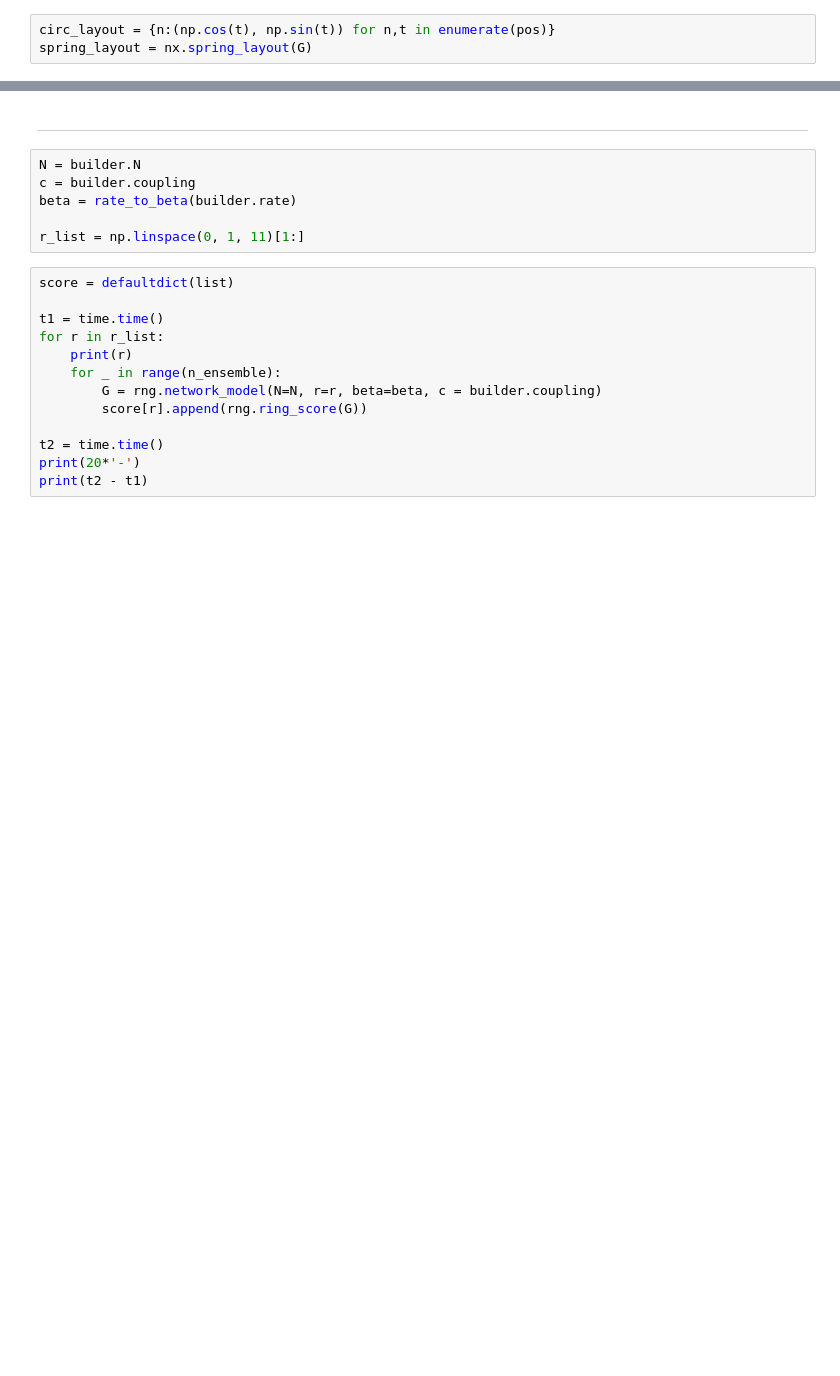
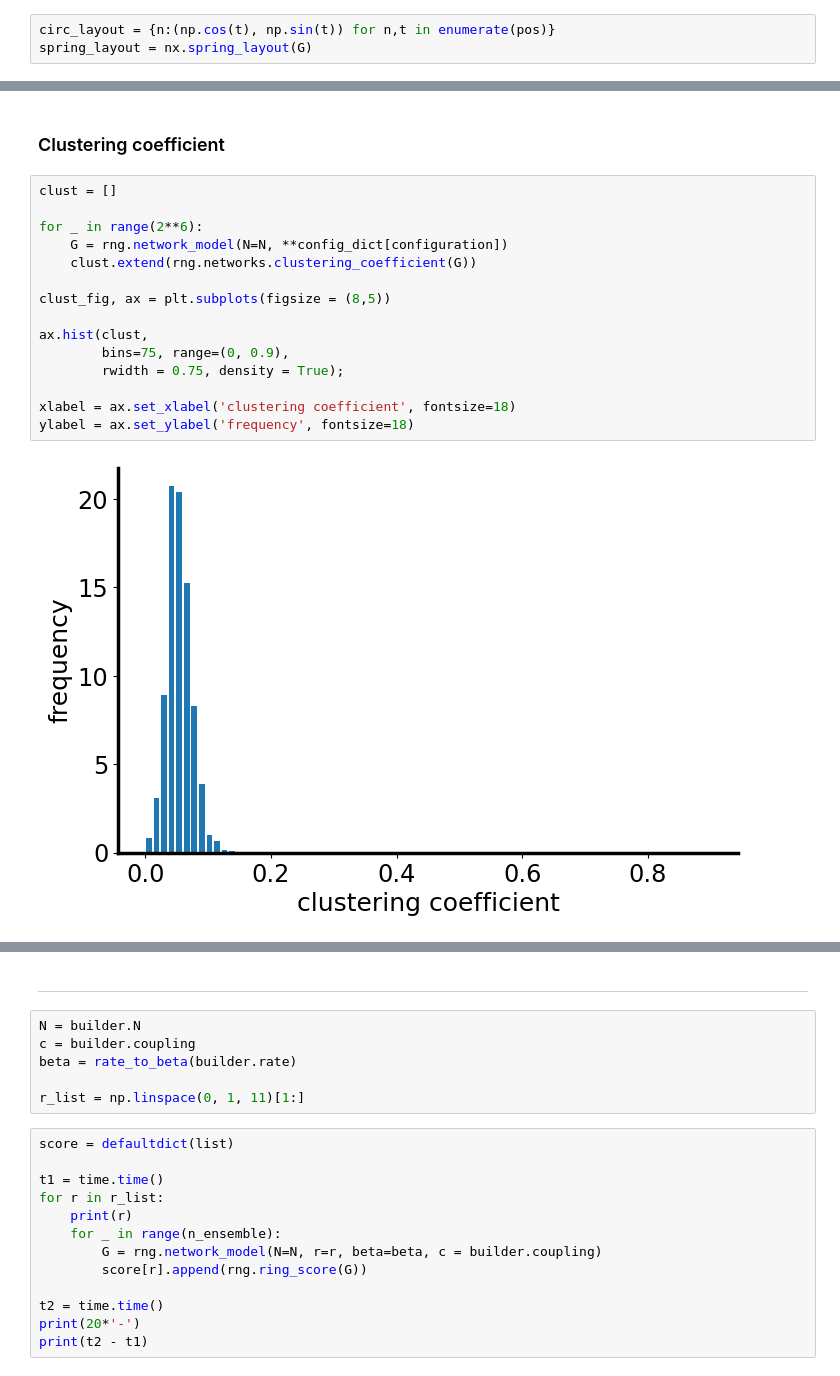
Before and after one commit to ClusterDuck123/ringity, a Jupyter notebook: doc/paper_figures/Fig3-network_model_parameters.ipynb, the cells around one changed output, grey strips where cells are left out. Cells and saved outputs as stored; diff of their text form; blank space fills up the shorter version.

```diff
--- a/doc/paper_figures/Fig3-network_model_parameters.ipynb
+++ b/doc/paper_figures/Fig3-network_model_parameters.ipynb
@@ -184,0 +176,19 @@ arg_list = np.linspace(0, 1, n_arg_points+1)[1:]
+# %% [markdown]
+### Clustering coefficient
+# %%
+clust = []
+
+for _ in range(2**6):
+    G = rng.network_model(N=N, **config_dict[configuration])
+    clust.extend(rng.networks.clustering_coefficient(G))
+
+clust_fig, ax = plt.subplots(figsize = (8,5))
+
+ax.hist(clust,
+        bins=75, range=(0, 0.9),
+        rwidth = 0.75, density = True);
+
+xlabel = ax.set_xlabel('clustering coefficient', fontsize=18)
+ylabel = ax.set_ylabel('frequency', fontsize=18)
+# %% [output]
+[figure, added]
```
Also changed, not shown: parts of 37 cells of this notebook, 12 other files.
